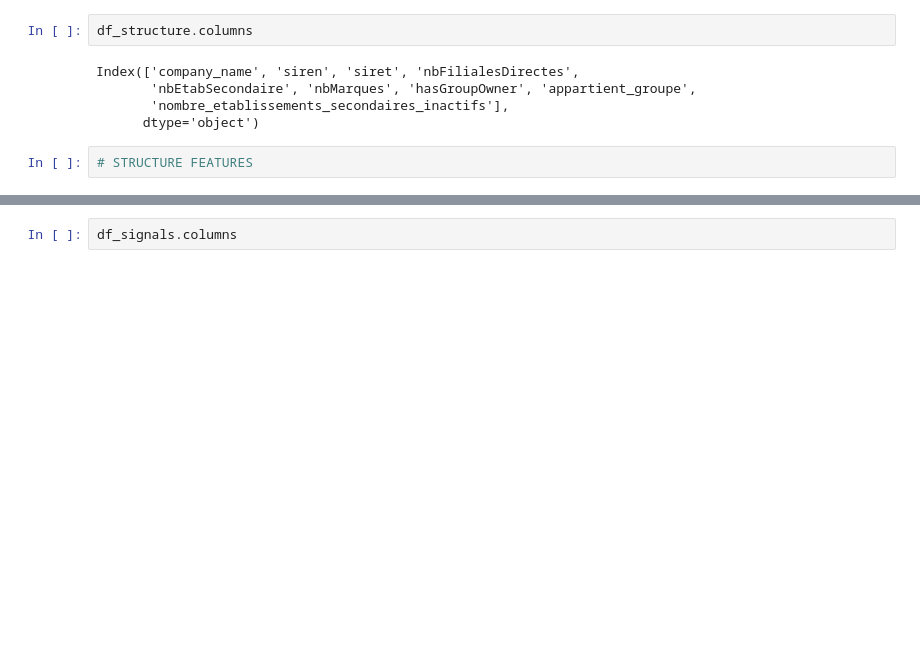
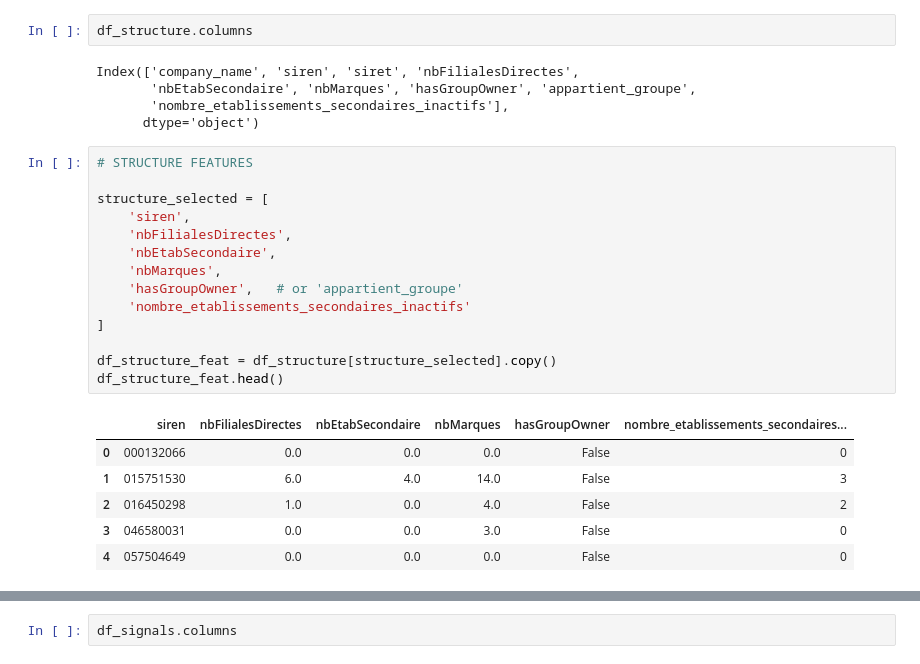
Before and after one commit to dev-labarre/ose-main, a Jupyter notebook: notebooks/knn_topdrop.ipynb, the cells around one changed output, grey strips where cells are left out. Cells and saved outputs as stored; diff of their text form; blank space fills up the shorter version.

```diff
--- a/notebooks/knn_topdrop.ipynb
+++ b/notebooks/knn_topdrop.ipynb
@@ -190,3 +189,22 @@ Index(['company_name', 'siren', 'siret', 'nbFilialesDirectes',
       dtype='object')
 # %%
 # STRUCTURE FEATURES
+
+structure_selected = [
+    'siren',
+    'nbFilialesDirectes',
+    'nbEtabSecondaire',
+    'nbMarques',
+    'hasGroupOwner',   # or 'appartient_groupe'
+    'nombre_etablissements_secondaires_inactifs'
+]
+
+df_structure_feat = df_structure[structure_selected].copy()
+df_structure_feat.head()
+# %% [output]
+|  | siren | nbFilialesDirectes | nbEtabSecondaire | nbMarques | hasGroupOwner | nombre_etablissements_secondaires... |
+| 0 | 000132066 | 0.0 | 0.0 | 0.0 | False | 0 |
+| 1 | 015751530 | 6.0 | 4.0 | 14.0 | False | 3 |
+| 2 | 016450298 | 1.0 | 0.0 | 4.0 | False | 2 |
+| 3 | 046580031 | 0.0 | 0.0 | 3.0 | False | 0 |
+| 4 | 057504649 | 0.0 | 0.0 | 0.0 | False | 0 |
```
Also changed, not shown: parts of 6 cells of this notebook.
